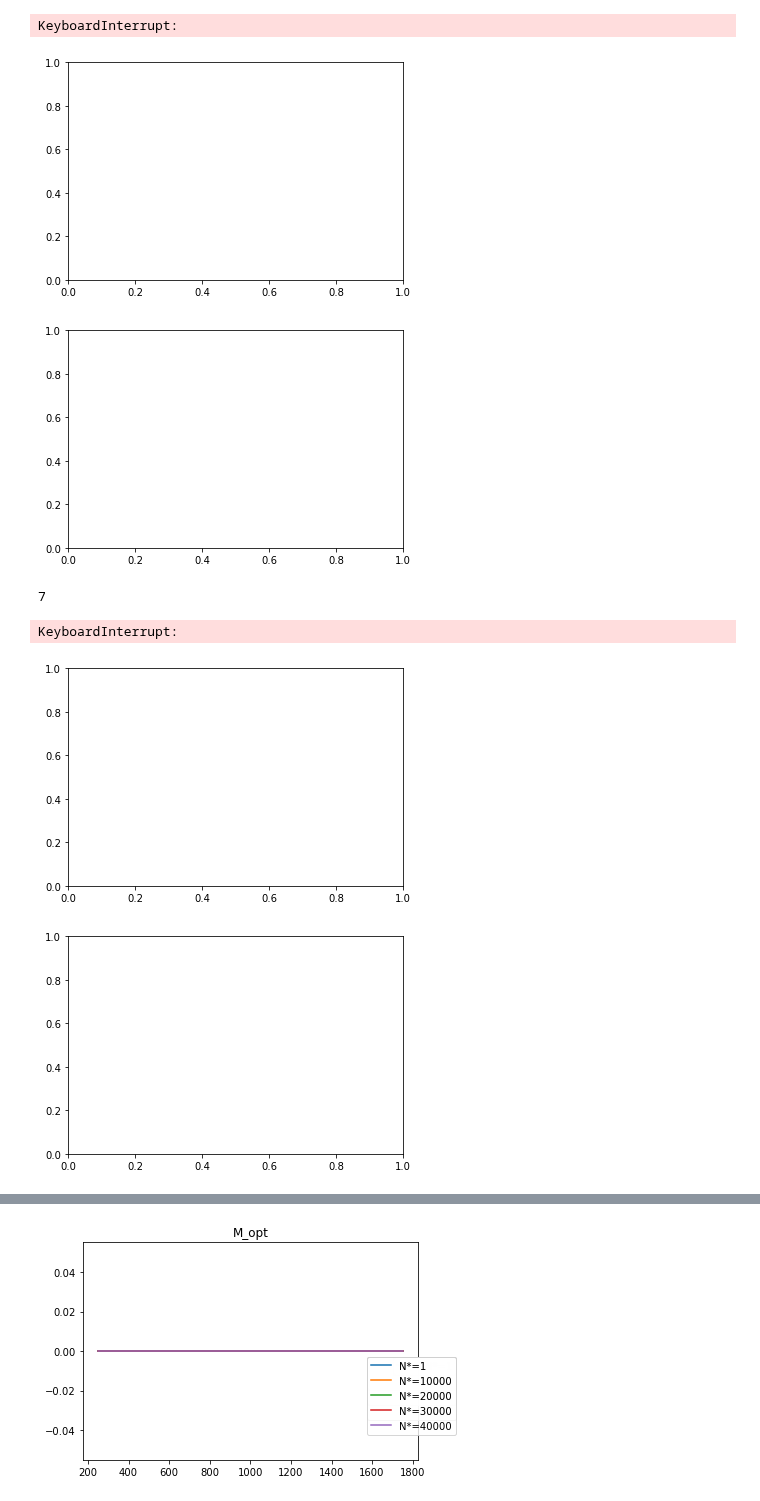
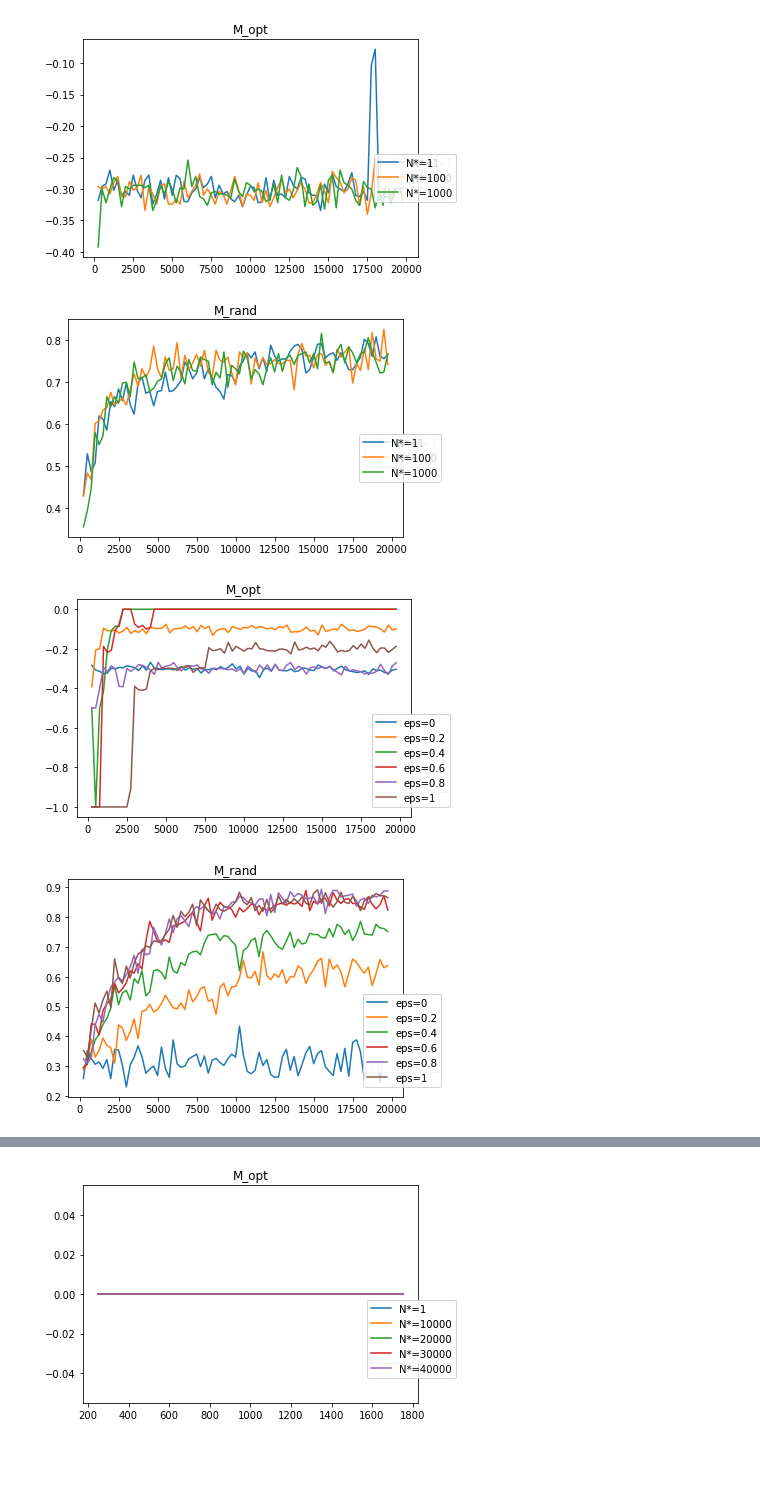
Before and after one commit to giuliamesc/tic_tac_toe, a Jupyter notebook: main.ipynb, the cells around one changed output, grey strips where cells are left out. Cells and saved outputs as stored; diff of their text form; code cells hidden in the pictures; blank space fills up the shorter version.

```diff
--- a/main.ipynb
+++ b/main.ipynb
@@ -175,14 +175,14 @@ class QLearning:
 
                 if flag == 'train' and self.env.num_step > 1:
                     self.update_q(self.q_player.player_name, state_prec, state, move_q)
-
+            print('Current Q symbol:', self.q_player.player_name)
+            self.env.render()
+            if self.env.num_step > 1:
+                    print('Q state prec', self.q_player.states_value[self.q_player.get_state_key(state_prec)])
+                    print('Q state', self.q_player.states_value[self.q_player.get_state_key(state)])
             if self.env.current_player == self.opponent.player and self.env.end and flag == 'train':
                 self.update_q(self.q_player.player_name, state_prec, self.env.grid, move_q)
-        #if flag == 'test' and eps_opponent_test == 0:
-        #    self.env.render()
-        #    print('Winner: ', self.env.winner)
-        #    print('Current q player:', self.q_player.player_name)
-        #    print('Reward: ', self.env.reward(self.q_player.player_name))
+
         return self.env.reward(self.q_player.player_name)
 
 
@@ -300,7 +300,7 @@ random.seed(2022)
 eps_vector = [0.1]
 rew_epsilon = []
 
-N = 20000
+N = 20
 for epsilon in eps_vector:
     game = QLearning(epsilon,0.5)
     game.q_player.states_value = dict()
@@ -317,7 +334,7 @@ e_min = 0.1
 e_max = 0.8
 rew_N_star = []
 N = 20000
-N_star_vec = [1, 10000, 20000, 30000,40000]
+N_star_vec = [1, 100, 1000, 10000, 15000, 20000, 30000,40000]
 for N_star in N_star_vec :
     epsilon = []
     for i in np.arange(1,N+1):
@@ -332,35 +349,29 @@ game.plot_N_star_reward(N_star_vec,N,rew_N_star)
 # %%
 ## Question 3
 np.random.seed(21)
 random.seed(21)
 e_min = 0.1
 e_max = 0.8
 N = 20000
-N_star_vec = [1,10000,20000,30000,40000]
+N_star_vec = [1, 100, 1000]#, 10000, 15000, 20000, 30000,40000]
 plt1, ax1 = plt.subplots()
 plt2, ax2 = plt.subplots()
 for N_star in N_star_vec :
     epsilon = []
     for i in np.arange(1,N+1):
         epsilon.append(max(e_min,e_max*(1-i/N_star)))
     game = QLearning(epsilon, 0.5)
     game.q_player.states_value = dict()
     M_opt_vec, M_rand_vec = game.play_train_test(epsilon, n_train = 250, n_tot_train = N, n_test = 500)
     ax1.plot(np.arange(1,len(M_opt_vec)+1)*250, M_opt_vec, label = 'N*='+str(N_star))
     ax1.set_title('M_opt')
     plt1.legend(loc = 'upper right', bbox_to_anchor = (1, 0.5))
     ax2.plot(np.arange(1,len(M_rand_vec)+1)*250, M_rand_vec, label = 'N*='+str(N_star))
     plt2.legend(loc = 'upper right', bbox_to_anchor = (1, 0.5))
     ax2.set_title('M_rand')
 # %% [output]
-KeyboardInterrupt:
-[figure, old version]
+[figure, new version]
-[figure, old version]
+[figure, new version]
-# %%
-len(M_opt_vec)
-len(M_rand_vec)
-# %% [output]
-7
 # %%
 ## Question 4
 np.random.seed(2022)
@@ -389,9 +400,8 @@ for eps in eps_opt:
     plt2.legend(loc = 'upper right', bbox_to_anchor = (1, 0.5))
     ax2.set_title('M_rand')
 # %% [output]
-KeyboardInterrupt:
-[figure, old version]
+[figure, new version]
-[figure, old version]
+[figure, new version]
 # %%
 class SelfQLearning:
     def __init__(self, epsilon1, epsilon2 = 0.5, alpha = 0.05, gamma = 0.99):
```
Also changed, not shown: parts of 4 cells of this notebook.
